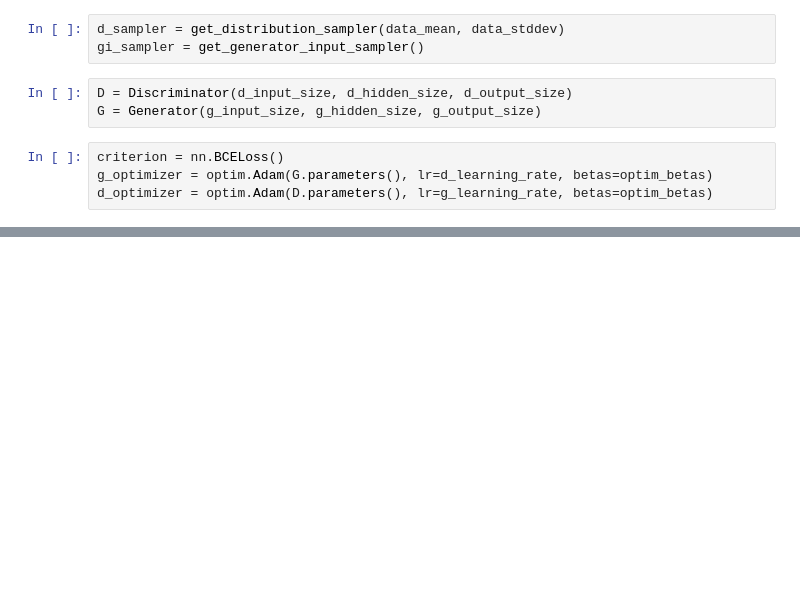
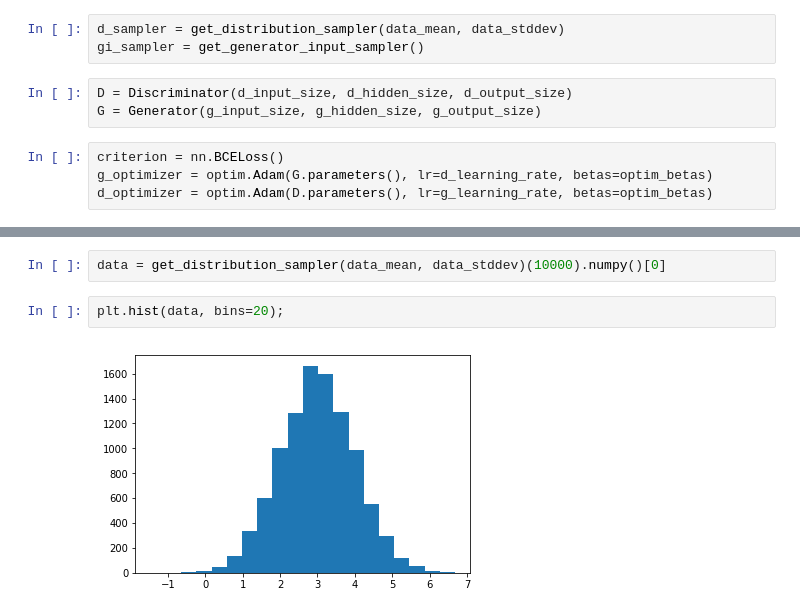
Before and after one commit to anatolyburtsev/ml_notebooks, a Jupyter notebook: torch_7_gan_distibution_own.ipynb, the cells around one changed output, grey strips where cells are left out. Cells and saved outputs as stored; diff of their text form; blank space fills up the shorter version.

```diff
--- a/torch_7_gan_distibution_own.ipynb
+++ b/torch_7_gan_distibution_own.ipynb
@@ -125 +125,7 @@ for epoch in range(num_epochs):
 ... (48 outputs left out)
+# %%
+data = get_distribution_sampler(data_mean, data_stddev)(10000).numpy()[0]
+# %%
+plt.hist(data, bins=20);
+# %% [output]
+[figure, added]
```
Also changed, not shown: parts of 3 cells of this notebook, 8 other files.
